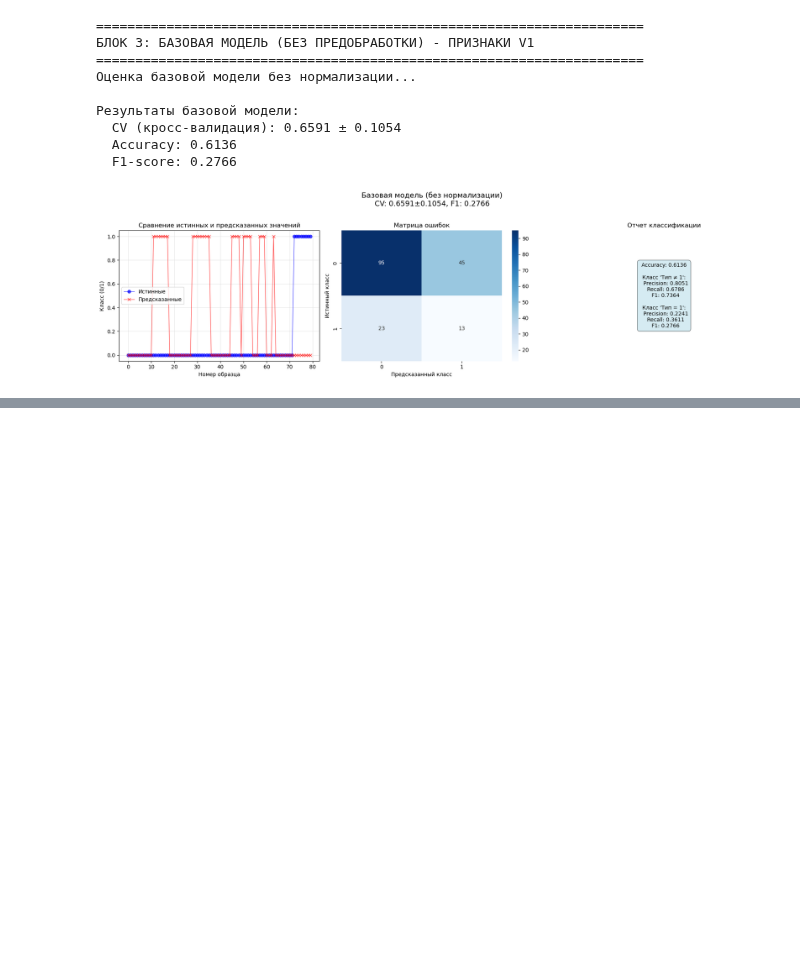
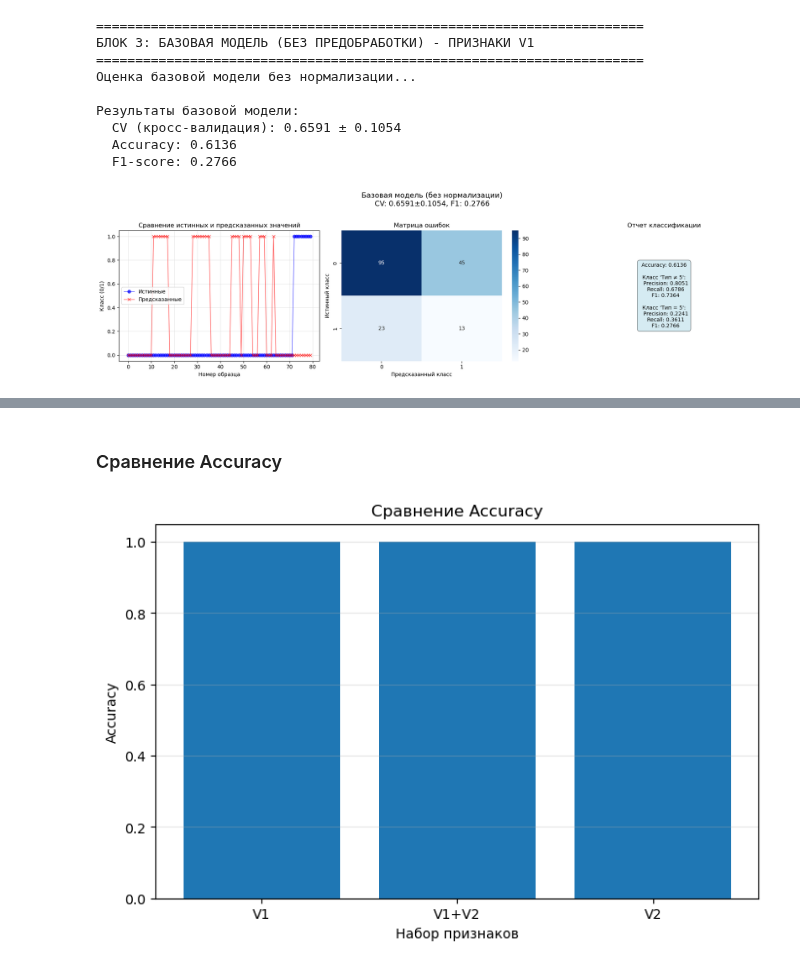
Before and after one commit to GhostCalculator19/MIA_Robo_Lab_02, a Jupyter notebook: Report/Report_A.ipynb, the cells around one changed output, grey strips where cells are left out. Cells and saved outputs as stored; diff of their text form; code cells hidden in the pictures; blank space fills up the shorter version.

```diff
--- a/Report/Report_A.ipynb
+++ b/Report/Report_A.ipynb
@@ -487,0 +830,18 @@ Name: Type, Length: 176, dtype: int32>
+# %% [markdown]
+### Сравнение Accuracy
+# %%
+plt.figure(figsize=(8,5))
+
+plt.bar(
+    best_models['Dataset'],
+    best_models['Accuracy']
+)
+
+plt.ylabel('Accuracy')
+plt.xlabel('Набор признаков')
+plt.title('Сравнение Accuracy')
+plt.grid(True, axis='y', alpha=0.3)
+
+plt.show()
+# %% [output]
+[figure, added]
```
Also changed, not shown: parts of 62 cells of this notebook, 4 other files.
